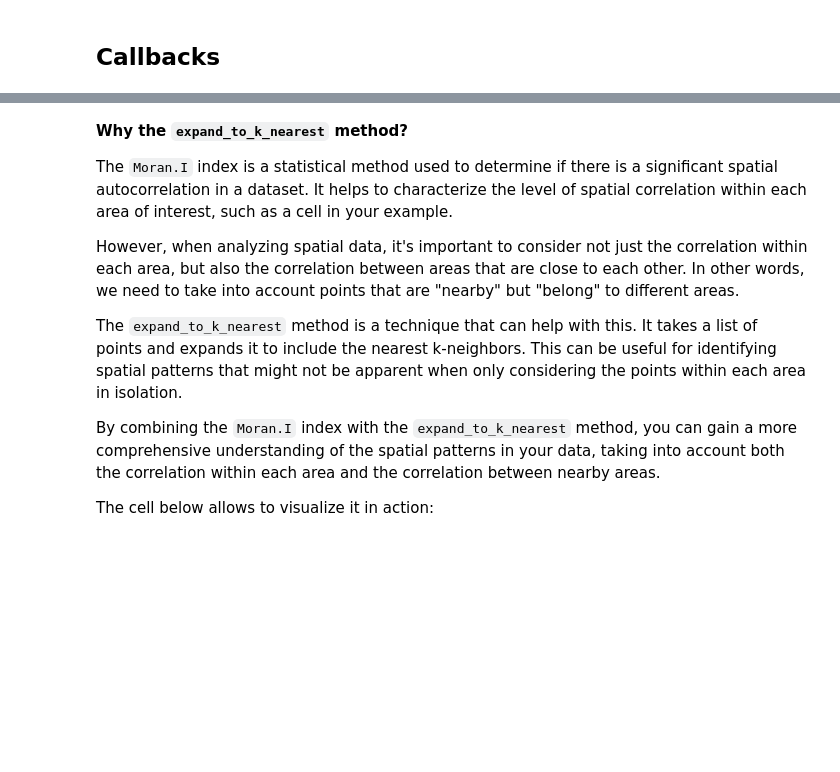
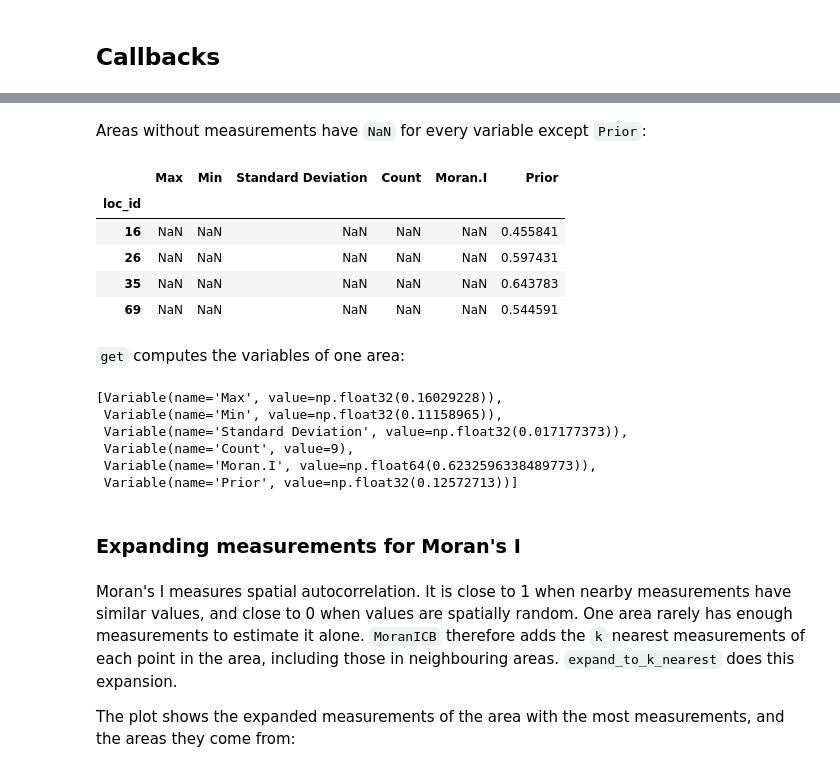
Before and after one commit to franckalbinet/trufl, a Jupyter notebook: nbs/04_callbacks.ipynb, the cells around one changed output, grey strips where cells are left out. Drawn from its saved outputs; the diff is of its cells as text; code cells hidden in the pictures; blank space fills up the shorter version.

```diff
--- a/nbs/04_callbacks.ipynb
+++ b/nbs/04_callbacks.ipynb
@@ -258,13 +261,31 @@ state_t0 = state(); state_t0
+# %% [markdown]
+Areas without measurements have `NaN` for every variable except `Prior`:
+# %%
+unsampled = state_t0.loc[state.unsampled_locs]
+test_eq(unsampled.drop(columns='Prior').isna().all().all(), True)
+unsampled.head()
+# %% [output]
+|  | Max | Min | Standard Deviation | Count | Moran.I | Prior |
+| loc_id |  |  |  |  |  |  |
+| 16 | NaN | NaN | NaN | NaN | NaN | 0.455841 |
+| 26 | NaN | NaN | NaN | NaN | NaN | 0.597431 |
+| 35 | NaN | NaN | NaN | NaN | NaN | 0.643783 |
+| 69 | NaN | NaN | NaN | NaN | NaN | 0.544591 |
+# %% [markdown]
+`get` computes the variables of one area:
+# %%
+state.get(state_t0['Count'].idxmax())
+# %% [output]
+[Variable(name='Max', value=np.float32(0.16029228)),
+ Variable(name='Min', value=np.float32(0.11158965)),
+ Variable(name='Standard Deviation', value=np.float32(0.017177373)),
+ Variable(name='Count', value=9),
+ Variable(name='Moran.I', value=np.float64(0.6232596338489773)),
+ Variable(name='Prior', value=np.float32(0.12572713))]
+# %% [markdown]
+### Expanding measurements for Moran's I
 # %% [markdown]
-**Why the `expand_to_k_nearest` method?**
+Moran's I measures spatial autocorrelation. It is close to 1 when nearby measurements have similar values, and close to 0 when values are spatially random. One area rarely has enough measurements to estimate it alone. `MoranICB` therefore adds the `k` nearest measurements of each point in the area, including those in neighbouring areas. `expand_to_k_nearest` does this expansion.
 
-The `Moran.I` index is a statistical method used to determine if there is a significant spatial autocorrelation in a dataset. It helps to characterize the level of spatial correlation within each area of interest, such as a cell in your example.
-
-However, when analyzing spatial data, it's important to consider not just the correlation within each area, but also the correlation between areas that are close to each other. In other words, we need to take into account points that are "nearby" but "belong" to different areas.
-
-The `expand_to_k_nearest` method is a technique that can help with this. It takes a list of points and expands it to include the nearest k-neighbors. This can be useful for identifying spatial patterns that might not be apparent when only considering the points within each area in isolation.
-
-By combining the `Moran.I` index with the `expand_to_k_nearest` method, you can gain a more comprehensive understanding of the spatial patterns in your data, taking into account both the correlation within each area and the correlation between nearby areas.
-
-The cell below allows to visualize it in action:
+The plot shows the expanded measurements of the area with the most measurements, and the areas they come from:
 # %%
```
Also changed, not shown: parts of 26 cells of this notebook, 1 other file.
